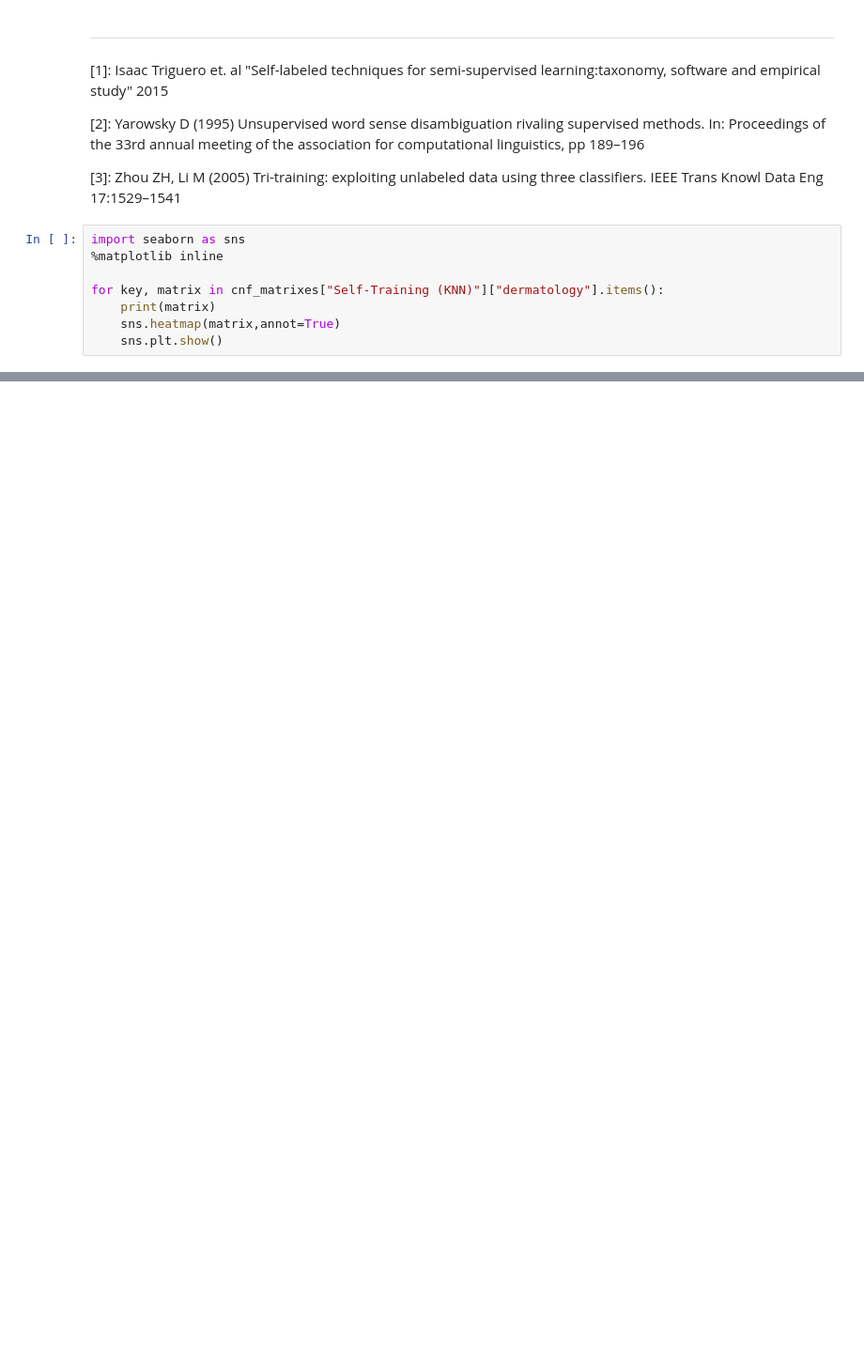
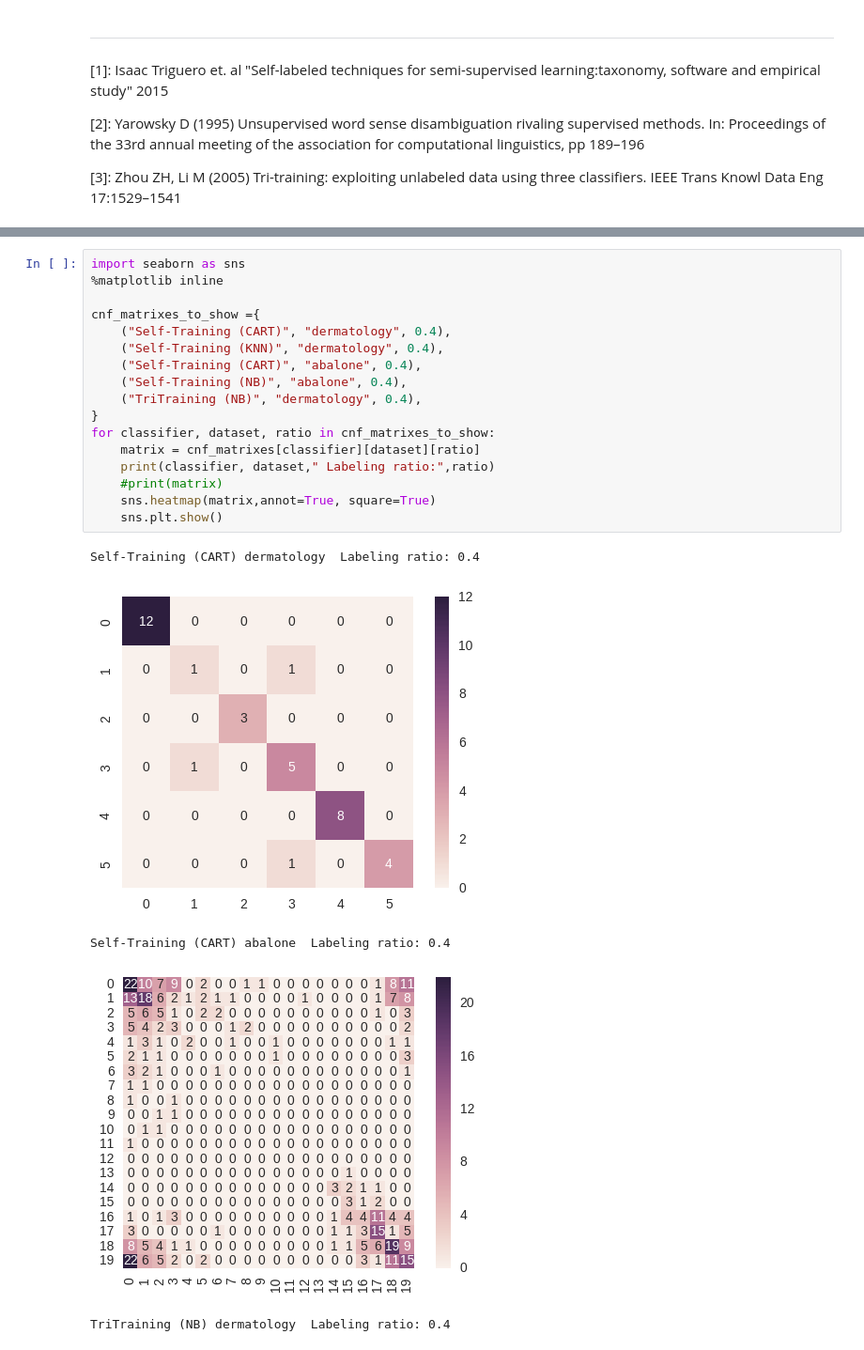
Before and after one commit to zidik/Self-labeled-techniques-for-semi-supervised-learning, a Jupyter notebook: NeuralNetworksProject.ipynb, the cells around one changed output, grey strips where cells are left out. Shown at 94% size. Cells and saved outputs as stored; diff of their text form; blank space fills up the shorter version.

Commit message:
updated confusion matrixes

```diff
--- a/NeuralNetworksProject.ipynb
+++ b/NeuralNetworksProject.ipynb
@@ -285,11 +285,3 @@ of the 33rd annual meeting of the association for computational linguistics, pp
 
 [3]: Zhou ZH, Li M (2005) Tri-training: exploiting unlabeled data using three classifiers. IEEE Trans Knowl
 Data Eng 17:1529–1541
-# %%
-import seaborn as sns
-%matplotlib inline
-
-for key, matrix in cnf_matrixes["Self-Training (KNN)"]["dermatology"].items():
-    print(matrix)
-    sns.heatmap(matrix,annot=True)
-    sns.plt.show()
@@ -328,0 +288,23 @@ for key, matrix in cnf_matrixes["Self-Training (KNN)"]["dermatology"].items():
+# %%
+import seaborn as sns
+%matplotlib inline
+
+cnf_matrixes_to_show ={
+    ("Self-Training (CART)", "dermatology", 0.4),
+    ("Self-Training (KNN)", "dermatology", 0.4),
+    ("Self-Training (CART)", "abalone", 0.4),
+    ("Self-Training (NB)", "abalone", 0.4),
+    ("TriTraining (NB)", "dermatology", 0.4),
+}
+for classifier, dataset, ratio in cnf_matrixes_to_show:
+    matrix = cnf_matrixes[classifier][dataset][ratio]
+    print(classifier, dataset," Labeling ratio:",ratio)
+    #print(matrix)
+    sns.heatmap(matrix,annot=True, square=True)
+    sns.plt.show()
+# %% [output]
+Self-Training (CART) dermatology  Labeling ratio: 0.4
+[figure, added]
+Self-Training (CART) abalone  Labeling ratio: 0.4
+[figure, added]
+TriTraining (NB) dermatology  Labeling ratio: 0.4
```
Also changed, not shown: parts of 2 cells of this notebook.
